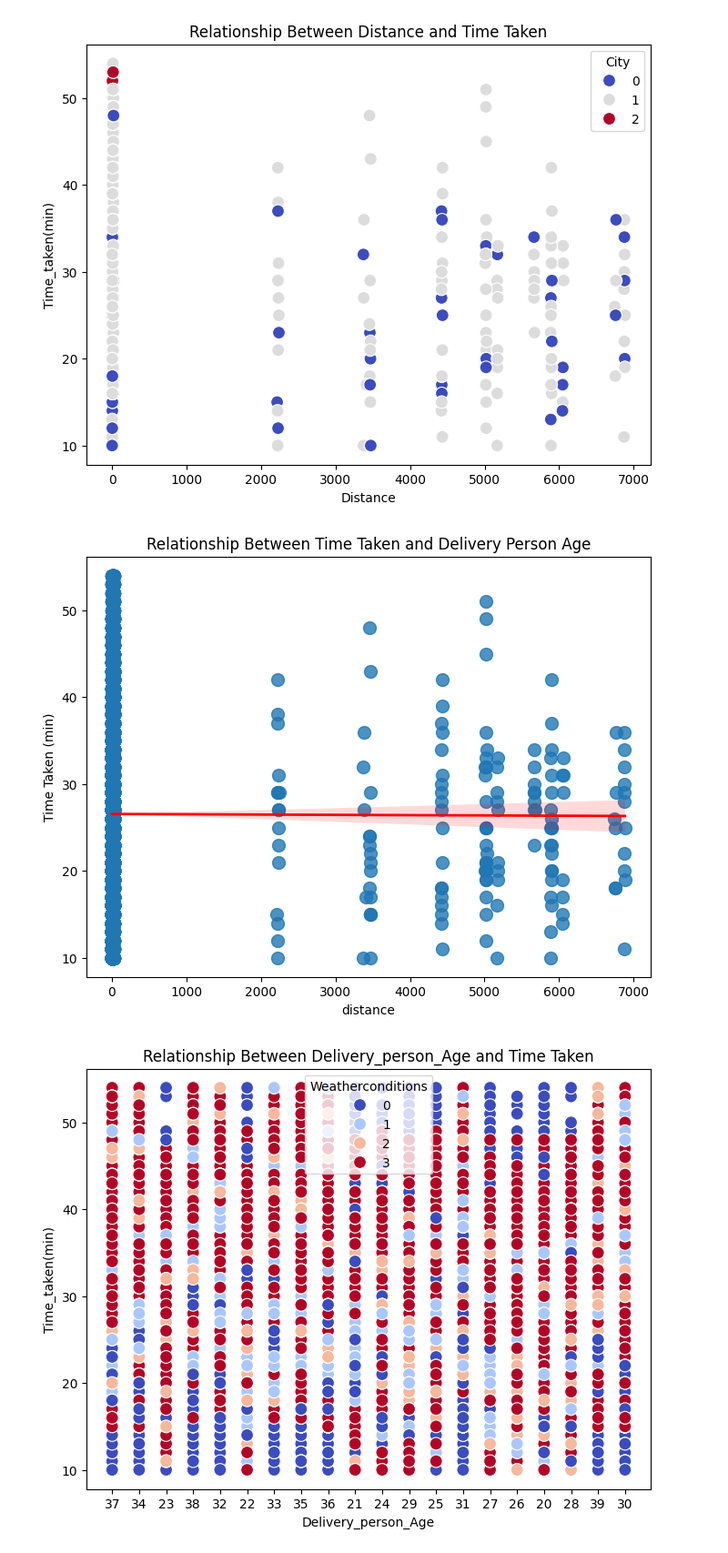
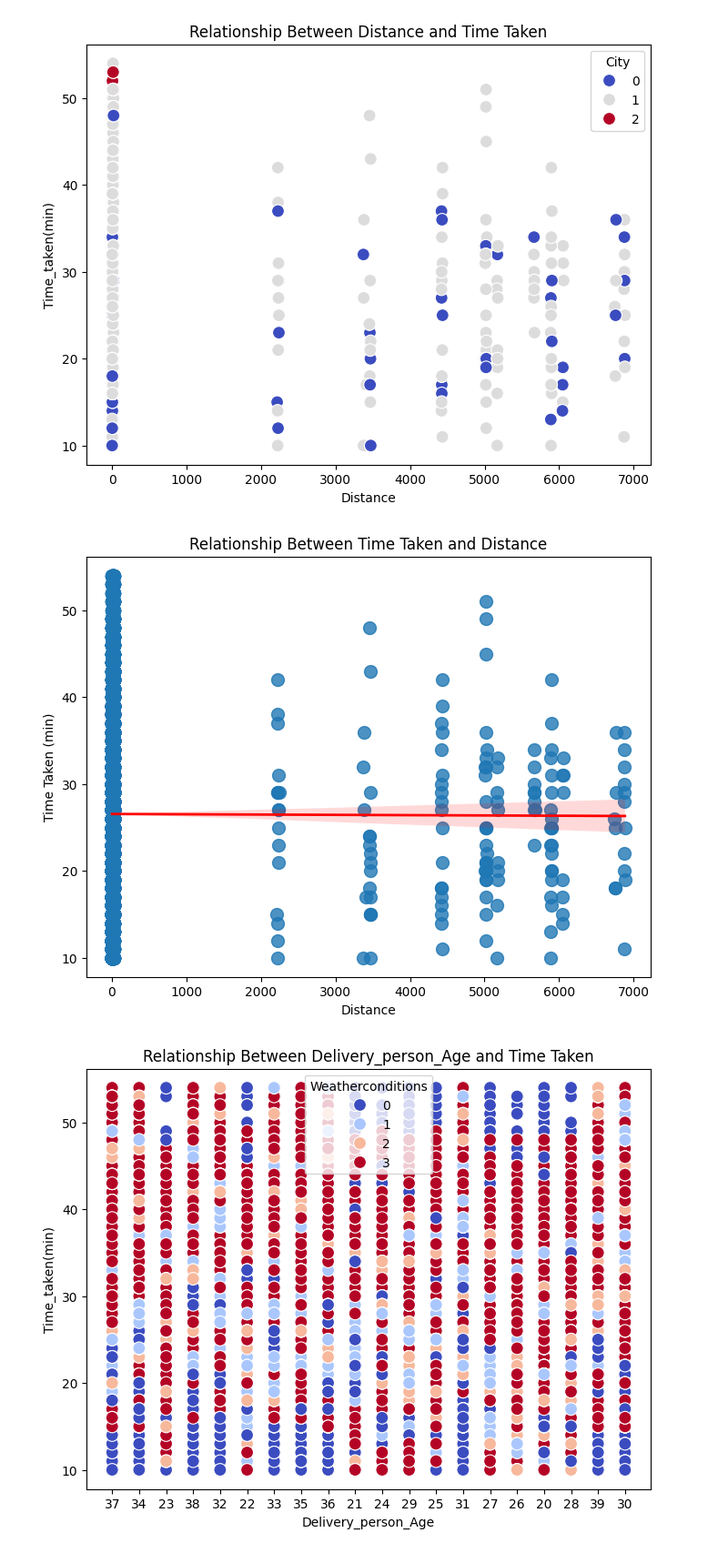
Before and after one commit to vaibhavgawali123/Delivry_time_Prediction, a Jupyter notebook: CI_Project.ipynb, the cells around one changed output. Shown at 91% size. Cells and saved outputs as stored; diff of their text form; code cells hidden in the pictures.

```diff
--- a/CI_Project.ipynb
+++ b/CI_Project.ipynb
@@ -194,20 +194,18 @@ plt.show()
 # %%
 plt.figure(figsize=(8, 6))
 sns.regplot(data=df,
             x='distance',
             y='Time_taken(min)',
             scatter_kws={'s': 100},  # Size of the scatter points
             line_kws={'color': 'red', 'linewidth': 2},  # Customize the trendline appearance
 
 )
-
-
-plt.xlabel('distance')
+plt.xlabel('Distance')
 plt.ylabel('Time Taken (min)')
-plt.title('Relationship Between Time Taken and Delivery Person Age')
+plt.title('Relationship Between Time Taken and Distance')
 plt.show()
 # %% [output]
-[figure, old version]
+[figure, new version]
 # %%
 from matplotlib import pyplot as plt
 # %%
```
Also changed, not shown: parts of 23 cells of this notebook, 6 other files.
